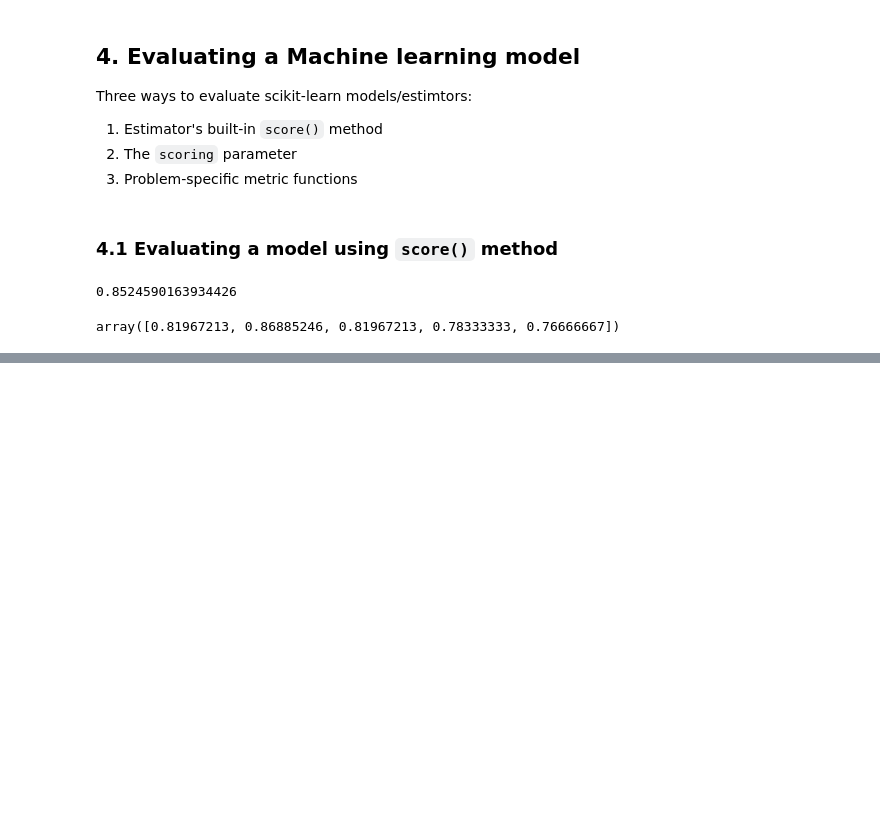
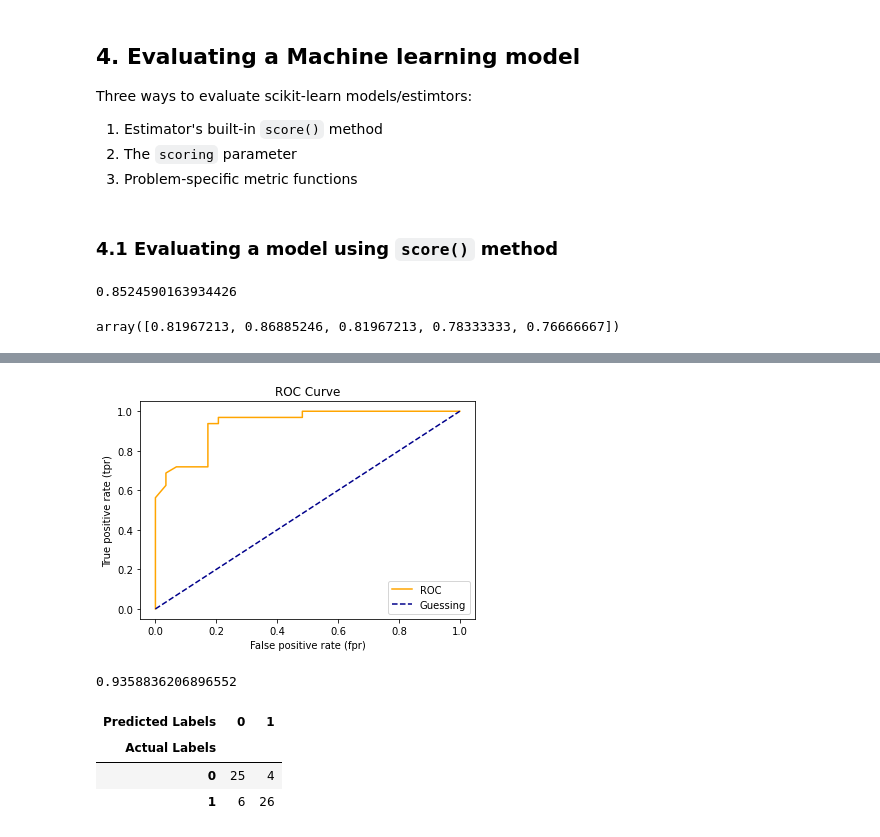
Before and after one commit to maralthesage/Datascience-Practice, a Jupyter notebook: Scikit-learn.ipynb, the cells around one changed output, grey strips where cells are left out. Cells and saved outputs as stored; diff of their text form; code cells hidden in the pictures; blank space fills up the shorter version.

Commit message:
edits until the end of sklearn

```diff
--- a/Scikit-learn.ipynb
+++ b/Scikit-learn.ipynb
@@ -689,0 +734,10 @@ array([0.81967213, 0.86885246, 0.81967213, 0.78333333, 0.76666667])
+# %%
+from sklearn.metrics import roc_curve
+
+# Make predictions with probabilities
+clf.fit(X_train, y_train)
+y_prob = clf.predict_proba(X_test)
+y_prob_positive = y_prob[:,1]
+y_preds= clf.predict(X_test)
+# %%
+fpr, tpr, thresholds = roc_curve(y_test,y_prob_positive)
@@ -689,0 +760,41 @@ array([0.81967213, 0.86885246, 0.81967213, 0.78333333, 0.76666667])
+# %%
+# create a function to plot ROC curve
+
+import matplotlib.pyplot as plt
+
+def plot_roc_curve(fpr, tpr):
+    """
+    plot ROC-curve using False positives and True Positives
+    """
+    plt.plot(fpr, tpr, color = 'orange', label ='ROC')
+
+    # plot line with no predictive power (Baseline)
+
+    plt.plot([0,1],[0,1], color = "darkblue", linestyle = '--',label="Guessing")
+
+    # customize the plot
+
+    plt.xlabel("False positive rate (fpr)")
+    plt.ylabel("True positive rate (tpr)")
+    plt.title("ROC Curve")
+    plt.legend()
+    plt.show()
+
+plot_roc_curve(fpr, tpr)
+# %% [output]
+[figure, added]
+# %%
+from sklearn.metrics import roc_auc_score
+
+roc_auc_score(y_test, y_prob_positive)
+# %% [output]
+0.9358836206896552
+# %%
+# Visualize confusion matrix with pandas pd.crosstab()
+
+pd.crosstab(y_test,y_preds,rownames=["Actual Labels"], colnames=['Predicted Labels'])
+# %% [output]
+| Predicted Labels | 0 | 1 |
+| Actual Labels |  |  |
+| 0 | 25 | 4 |
+| 1 | 6 | 26 |
```
Also changed, not shown: parts of 54 cells of this notebook, 6 other files.
